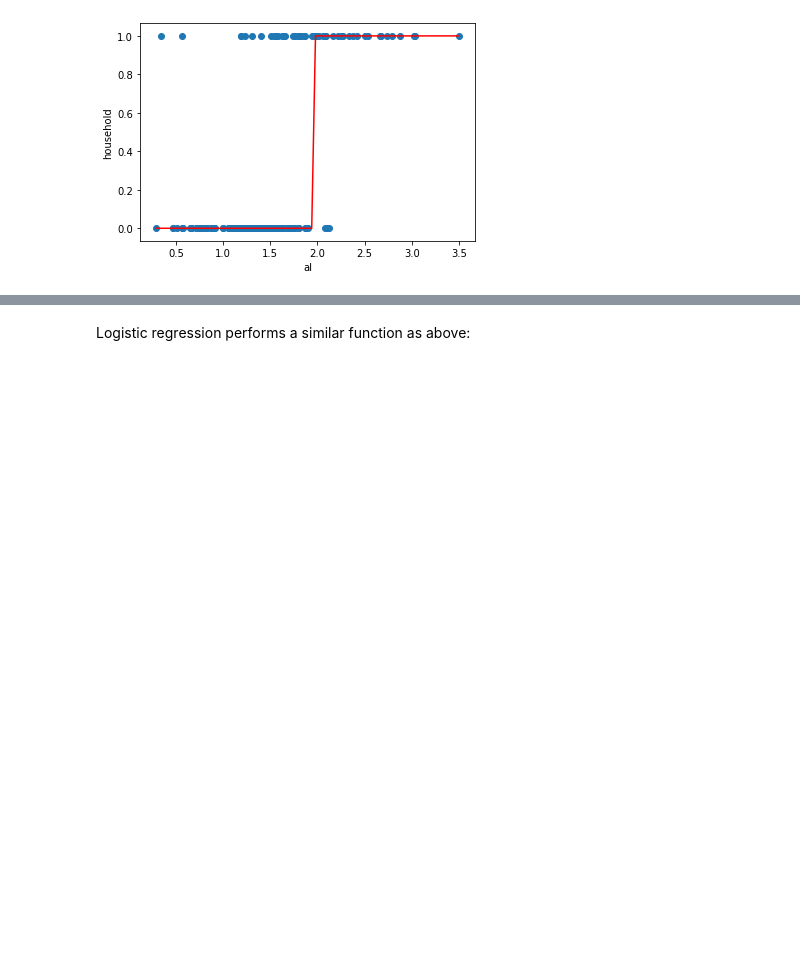
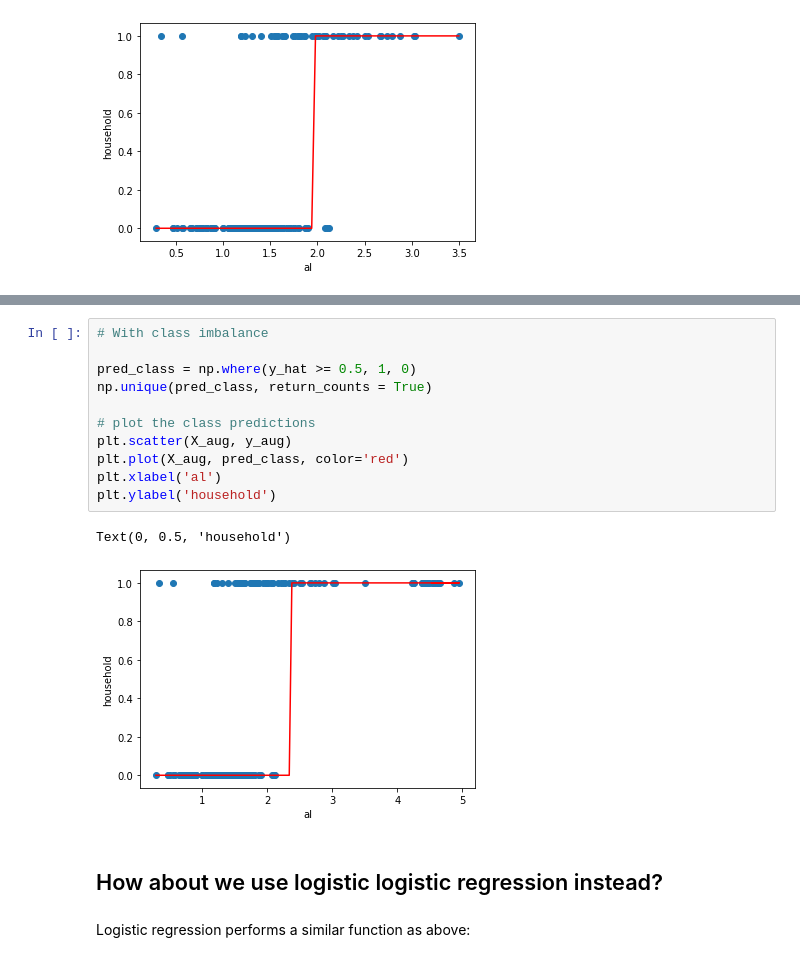
Before and after one commit to lecritch/logistic_sea-chi-ds, a Jupyter notebook: index.ipynb, the cells around one changed output, grey strips where cells are left out. Cells and saved outputs as stored; diff of their text form; blank space fills up the shorter version.

```diff
--- a/index.ipynb
+++ b/index.ipynb
@@ -169,3 +198,19 @@ Text(0, 0.5, 'household')
+# %%
+# With class imbalance
+
+pred_class = np.where(y_hat >= 0.5, 1, 0)
+np.unique(pred_class, return_counts = True)
+
+# plot the class predictions
+plt.scatter(X_aug, y_aug)
+plt.plot(X_aug, pred_class, color='red')
+plt.xlabel('al')
+plt.ylabel('household')
+# %% [output]
+Text(0, 0.5, 'household')
+[figure, added]
+# %% [markdown]
+## How about we use logistic logistic regression instead?
 # %% [markdown]
 Logistic regression performs a similar function as above:
 # %%
```
Also changed, not shown: parts of 23 cells of this notebook, 8 other files.
